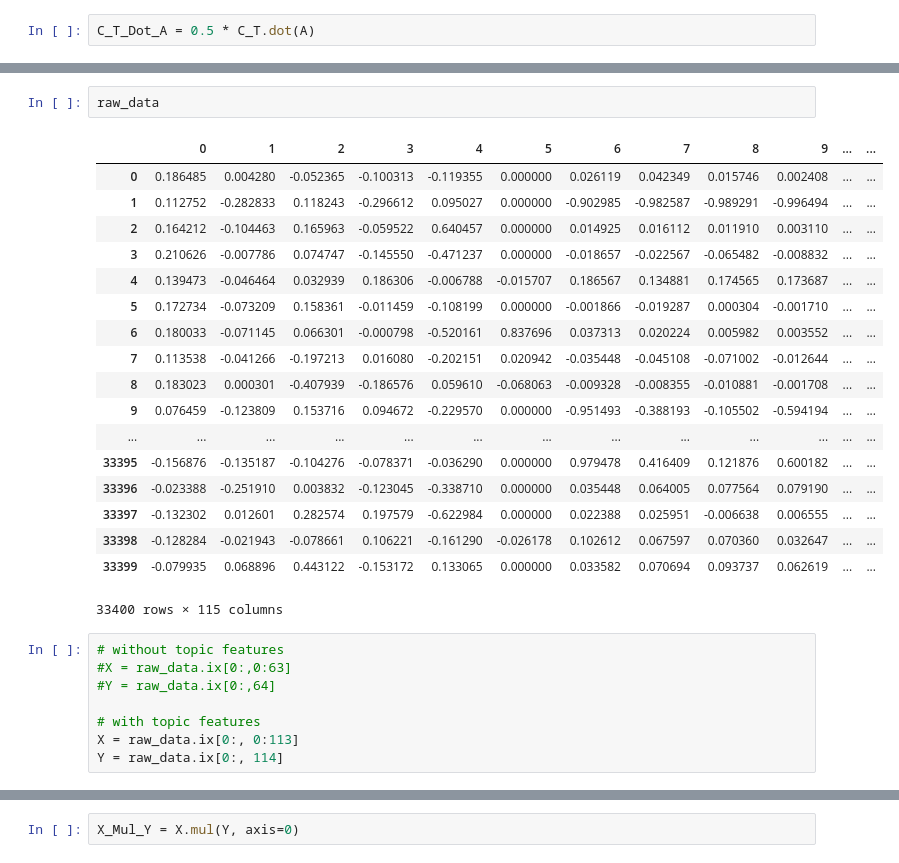
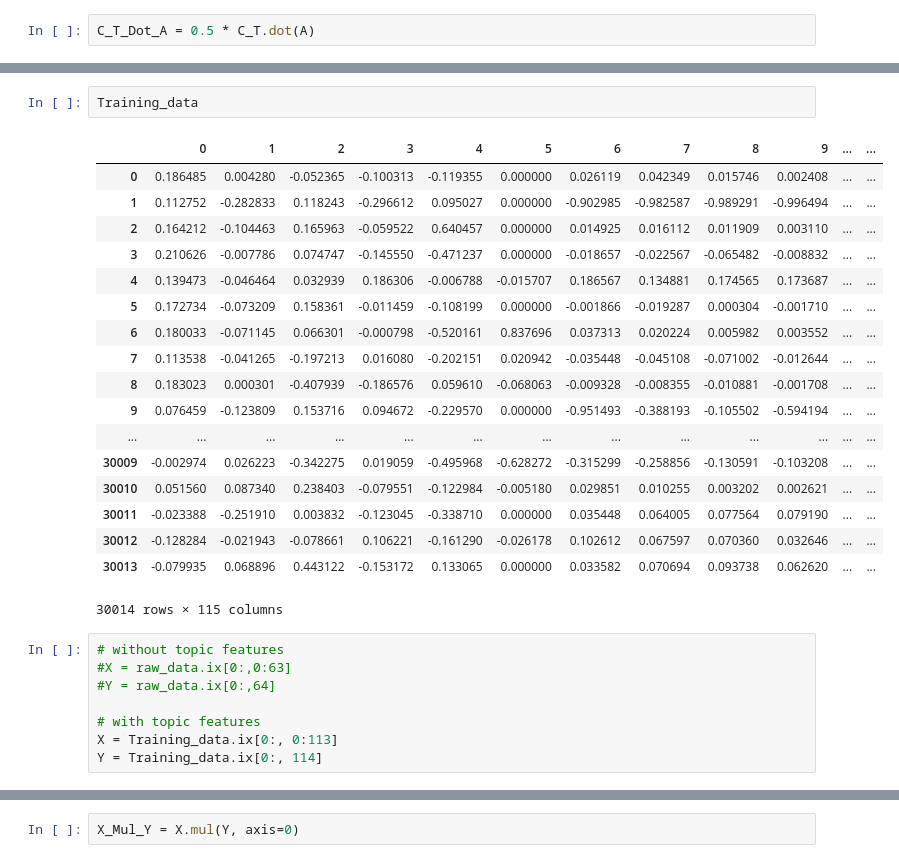
Before and after one commit to beyondacm/Model_Building, a Jupyter notebook: Core_Algorithms.ipynb, the cells around one changed output, grey strips where cells are left out. Cells and saved outputs as stored; diff of their text form.

```diff
--- a/Core_Algorithms.ipynb
+++ b/Core_Algorithms.ipynb
@@ -210,33 +212,33 @@ C_T_Dot_A
 dtype: float64
-# %%
-raw_data
-# %% [output]
-|  | 0 | 1 | 2 | 3 | 4 | 5 | 6 | 7 | 8 | 9 | ... | ... |
-| 0 | 0.186485 | 0.004280 | -0.052365 | -0.100313 | -0.119355 | 0.000000 | 0.026119 | 0.042349 | 0.015746 | 0.002408 | ... | ... |
-| 1 | 0.112752 | -0.282833 | 0.118243 | -0.296612 | 0.095027 | 0.000000 | -0.902985 | -0.982587 | -0.989291 | -0.996494 | ... | ... |
-| 2 | 0.164212 | -0.104463 | 0.165963 | -0.059522 | 0.640457 | 0.000000 | 0.014925 | 0.016112 | 0.011910 | 0.003110 | ... | ... |
-| 3 | 0.210626 | -0.007786 | 0.074747 | -0.145550 | -0.471237 | 0.000000 | -0.018657 | -0.022567 | -0.065482 | -0.008832 | ... | ... |
-| 4 | 0.139473 | -0.046464 | 0.032939 | 0.186306 | -0.006788 | -0.015707 | 0.186567 | 0.134881 | 0.174565 | 0.173687 | ... | ... |
-| 5 | 0.172734 | -0.073209 | 0.158361 | -0.011459 | -0.108199 | 0.000000 | -0.001866 | -0.019287 | 0.000304 | -0.001710 | ... | ... |
-| 6 | 0.180033 | -0.071145 | 0.066301 | -0.000798 | -0.520161 | 0.837696 | 0.037313 | 0.020224 | 0.005982 | 0.003552 | ... | ... |
-| 7 | 0.113538 | -0.041266 | -0.197213 | 0.016080 | -0.202151 | 0.020942 | -0.035448 | -0.045108 | -0.071002 | -0.012644 | ... | ... |
-| 8 | 0.183023 | 0.000301 | -0.407939 | -0.186576 | 0.059610 | -0.068063 | -0.009328 | -0.008355 | -0.010881 | -0.001708 | ... | ... |
-| 9 | 0.076459 | -0.123809 | 0.153716 | 0.094672 | -0.229570 | 0.000000 | -0.951493 | -0.388193 | -0.105502 | -0.594194 | ... | ... |
-| ... | ... | ... | ... | ... | ... | ... | ... | ... | ... | ... | ... | ... |
-| 33395 | -0.156876 | -0.135187 | -0.104276 | -0.078371 | -0.036290 | 0.000000 | 0.979478 | 0.416409 | 0.121876 | 0.600182 | ... | ... |
-| 33396 | -0.023388 | -0.251910 | 0.003832 | -0.123045 | -0.338710 | 0.000000 | 0.035448 | 0.064005 | 0.077564 | 0.079190 | ... | ... |
-| 33397 | -0.132302 | 0.012601 | 0.282574 | 0.197579 | -0.622984 | 0.000000 | 0.022388 | 0.025951 | -0.006638 | 0.006555 | ... | ... |
-| 33398 | -0.128284 | -0.021943 | -0.078661 | 0.106221 | -0.161290 | -0.026178 | 0.102612 | 0.067597 | 0.070360 | 0.032647 | ... | ... |
-| 33399 | -0.079935 | 0.068896 | 0.443122 | -0.153172 | 0.133065 | 0.000000 | 0.033582 | 0.070694 | 0.093737 | 0.062619 | ... | ... |
-33400 rows × 115 columns
+# %%
+Training_data
+# %% [output]
+|  | 0 | 1 | 2 | 3 | 4 | 5 | 6 | 7 | 8 | 9 | ... | ... |
+| 0 | 0.186485 | 0.004280 | -0.052365 | -0.100313 | -0.119355 | 0.000000 | 0.026119 | 0.042349 | 0.015746 | 0.002408 | ... | ... |
+| 1 | 0.112752 | -0.282833 | 0.118243 | -0.296612 | 0.095027 | 0.000000 | -0.902985 | -0.982587 | -0.989291 | -0.996494 | ... | ... |
+| 2 | 0.164212 | -0.104463 | 0.165963 | -0.059522 | 0.640457 | 0.000000 | 0.014925 | 0.016112 | 0.011909 | 0.003110 | ... | ... |
+| 3 | 0.210626 | -0.007786 | 0.074747 | -0.145550 | -0.471237 | 0.000000 | -0.018657 | -0.022567 | -0.065482 | -0.008832 | ... | ... |
+| 4 | 0.139473 | -0.046464 | 0.032939 | 0.186306 | -0.006788 | -0.015707 | 0.186567 | 0.134881 | 0.174565 | 0.173687 | ... | ... |
+| 5 | 0.172734 | -0.073209 | 0.158361 | -0.011459 | -0.108199 | 0.000000 | -0.001866 | -0.019287 | 0.000304 | -0.001710 | ... | ... |
+| 6 | 0.180033 | -0.071145 | 0.066301 | -0.000798 | -0.520161 | 0.837696 | 0.037313 | 0.020224 | 0.005982 | 0.003552 | ... | ... |
+| 7 | 0.113538 | -0.041265 | -0.197213 | 0.016080 | -0.202151 | 0.020942 | -0.035448 | -0.045108 | -0.071002 | -0.012644 | ... | ... |
+| 8 | 0.183023 | 0.000301 | -0.407939 | -0.186576 | 0.059610 | -0.068063 | -0.009328 | -0.008355 | -0.010881 | -0.001708 | ... | ... |
+| 9 | 0.076459 | -0.123809 | 0.153716 | 0.094672 | -0.229570 | 0.000000 | -0.951493 | -0.388193 | -0.105502 | -0.594194 | ... | ... |
+| ... | ... | ... | ... | ... | ... | ... | ... | ... | ... | ... | ... | ... |
+| 30009 | -0.002974 | 0.026223 | -0.342275 | 0.019059 | -0.495968 | -0.628272 | -0.315299 | -0.258856 | -0.130591 | -0.103208 | ... | ... |
+| 30010 | 0.051560 | 0.087340 | 0.238403 | -0.079551 | -0.122984 | -0.005180 | 0.029851 | 0.010255 | 0.003202 | 0.002621 | ... | ... |
+| 30011 | -0.023388 | -0.251910 | 0.003832 | -0.123045 | -0.338710 | 0.000000 | 0.035448 | 0.064005 | 0.077564 | 0.079190 | ... | ... |
+| 30012 | -0.128284 | -0.021943 | -0.078661 | 0.106221 | -0.161290 | -0.026178 | 0.102612 | 0.067597 | 0.070360 | 0.032646 | ... | ... |
+| 30013 | -0.079935 | 0.068896 | 0.443122 | -0.153172 | 0.133065 | 0.000000 | 0.033582 | 0.070694 | 0.093738 | 0.062620 | ... | ... |
+30014 rows × 115 columns
 # %%
 # without topic features
 #X = raw_data.ix[0:,0:63]
 #Y = raw_data.ix[0:,64]
 
 # with topic features
-X = raw_data.ix[0:, 0:113]
-Y = raw_data.ix[0:, 114]
+X = Training_data.ix[0:, 0:113]
+Y = Training_data.ix[0:, 114]
 # %%
 X
 # %% [output]
```
Also changed, not shown: parts of 19 cells of this notebook, 5 other files.
